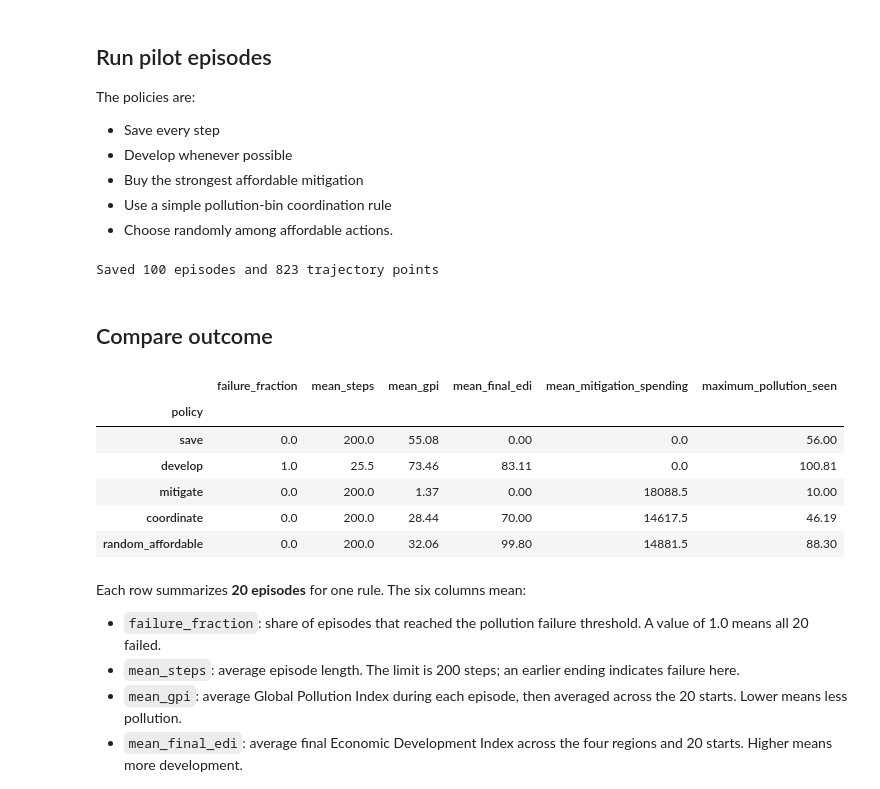
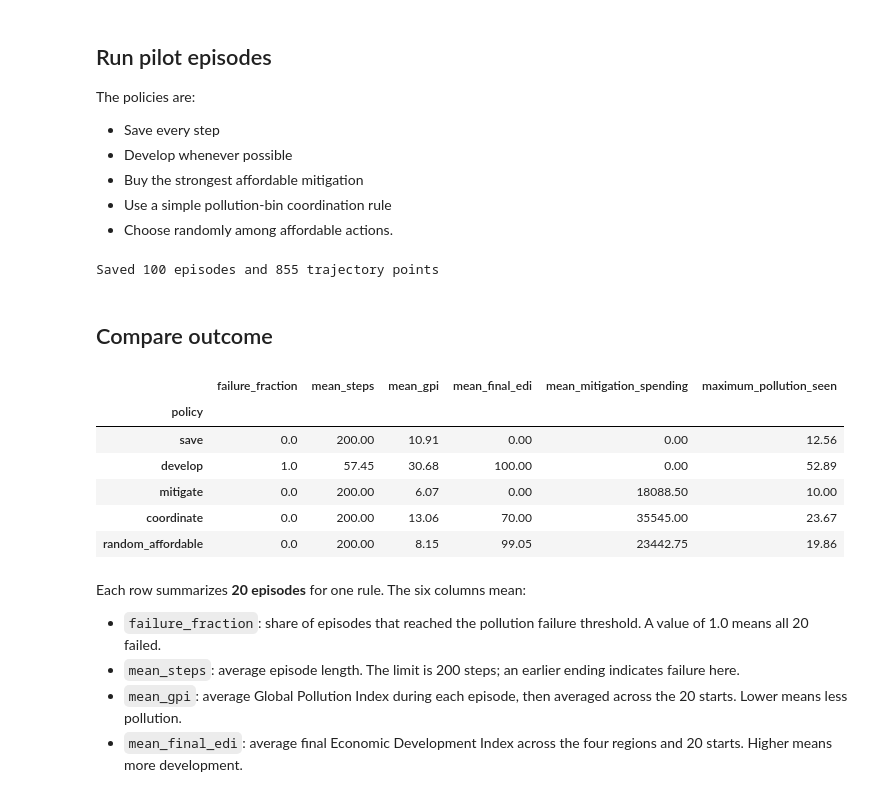
Before and after one commit to Barderus/regional-pollution-marl, a Jupyter notebook: study_2_economic_sustainability/notebooks/02_pilot_dynamics.ipynb, the cells around one changed output. Cells and saved outputs as stored; diff of their text form; code cells hidden in the pictures.

Commit message:
Update baseline and pilot notebooks for environmental investments

```diff
--- a/study_2_economic_sustainability/notebooks/02_pilot_dynamics.ipynb
+++ b/study_2_economic_sustainability/notebooks/02_pilot_dynamics.ipynb
@@ -103,28 +134,25 @@ def random_affordable_policy(environment, observations, rng):
         raise ValueError("Random affordable needs a seeded generator")
 
     actions = []
-    costs = environment.config.action_costs
-
     for region in range(4):
-        balance = environment.currency_balances[region]
-        edi = environment.development_indices[region]
         affordable = []
 
-        for action in range(5):
-            if balance >= costs[action] and (action != 1 or edi < 100):
+        for action in range(len(ACTION_NAMES)):
+            if action_is_affordable(environment, region, action):
                 affordable.append(action)
 
         actions.append(rng.choice(affordable))
 
     return tuple(actions)
 # %%
-BASELINE_POLICIES = {
+BASELINE_POLICIES = \
+    {
     "save": save_policy,
     "develop": develop_policy,
     "mitigate": mitigate_policy,
     "coordinate": coordinate_policy,
     "random_affordable": random_affordable_policy,
-}
+    }
 # %% [markdown]
 ## Run one pilot episode
 
@@ -136,9 +164,8 @@ def record_episode_step(totals, actions, info, environment, trajectory, keep_tra
         totals["maximum_pollution"], max(info["pollution_loads"])
     )
 
-    for region in range(4):
-        if actions[region] in (2, 3, 4):
-            totals["mitigation_spending"] += info["costs_paid"][region]
+    totals["mitigation_spending"] += sum(info["prevention_costs_paid"])
+    totals["mitigation_spending"] += sum(info["cleanup_costs_paid"])
 
     if keep_trajectory:
         trajectory.append({
@@ -160,11 +187,7 @@ def summarize_episode(environment, policy, seed, totals, terminated):
 # %%
 def run_episode(environment, seed, policy, policy_rng=None, keep_trajectory=False):
     observations = environment.reset(seed)
-    totals = {
-        "gpi": 0.0,
-        "mitigation_spending": 0.0,
-        "maximum_pollution": max(environment.pollution_loads),
-    }
+    totals = {"gpi": 0.0, "mitigation_spending": 0.0, "maximum_pollution": max(environment.pollution_loads)}
     trajectory = []
 
     while True:
@@ -213,37 +236,39 @@ trajectories.to_csv(f"{RESULTS_DIRECTORY}/trajectories.csv", index=False)
 # %%
-with open(f"{RESULTS_DIRECTORY}/settings.json", "w", encoding="utf-8") as file:
-    json.dump({
+with open(f"../results/settings.json", "w", encoding="utf-8") as file:
+    json.dump(
+        {
         "environment": vars(environment_config),
         "environment_seeds": PILOT_SEEDS,
         "policies": POLICIES,
         "random_action_seed_rule": "environment seed + 1000000",
         "notebook": "study_2_economic_sustainability/notebooks/02_pilot_dynamics.ipynb",
-    }, file, indent=2)
+        }, file, indent=2)
     file.write("\n")
 
 print(f"Saved {len(episodes)} episodes and {len(trajectories)} trajectory points")
 # %% [output]
-Saved 100 episodes and 823 trajectory points
+Saved 100 episodes and 855 trajectory points
 # %% [markdown]
 ## Compare outcome
 # %%
 summary = episodes.groupby("policy", sort=False).agg(
     failure_fraction=("terminated", "mean"),
     mean_steps=("steps", "mean"),
     mean_gpi=("mean_gpi", "mean"),
     mean_final_edi=("mean_final_edi", "mean"),
     mean_mitigation_spending=("mitigation_spending", "mean"),
-    maximum_pollution_seen=("maximum_pollution", "max"),
-)
+    maximum_pollution_seen=("maximum_pollution", "max")
+    )
+
 display(summary.round(2))
 # %% [output]
 |  | failure_fraction | mean_steps | mean_gpi | mean_final_edi | mean_mitigation_spending | maximum_pollution_seen |
 | policy |  |  |  |  |  |  |
-| save | 0.0 | 200.0 | 55.08 | 0.00 | 0.0 | 56.00 |
-| develop | 1.0 | 25.5 | 73.46 | 83.11 | 0.0 | 100.81 |
-| mitigate | 0.0 | 200.0 | 1.37 | 0.00 | 18088.5 | 10.00 |
-| coordinate | 0.0 | 200.0 | 28.44 | 70.00 | 14617.5 | 46.19 |
-| random_affordable | 0.0 | 200.0 | 32.06 | 99.80 | 14881.5 | 88.30 |
+| save | 0.0 | 200.00 | 10.91 | 0.00 | 0.00 | 12.56 |
+| develop | 1.0 | 57.45 | 30.68 | 100.00 | 0.00 | 52.89 |
+| mitigate | 0.0 | 200.00 | 6.07 | 0.00 | 18088.50 | 10.00 |
+| coordinate | 0.0 | 200.00 | 13.06 | 70.00 | 35545.00 | 23.67 |
+| random_affordable | 0.0 | 200.00 | 8.15 | 99.05 | 23442.75 | 19.86 |
 # %% [markdown]
 Each row summarizes **20 episodes** for one rule. The six columns mean:
 
```
Also changed, not shown: parts of 17 cells of this notebook, 2 other files.
